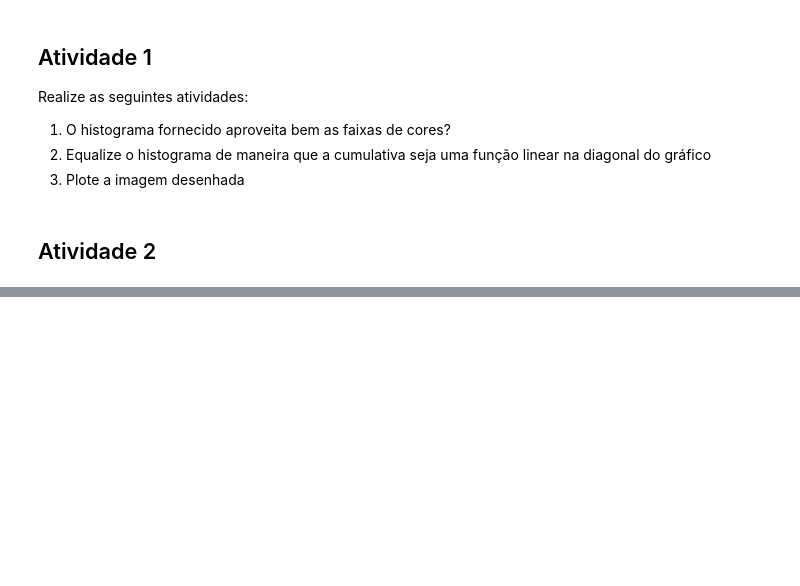
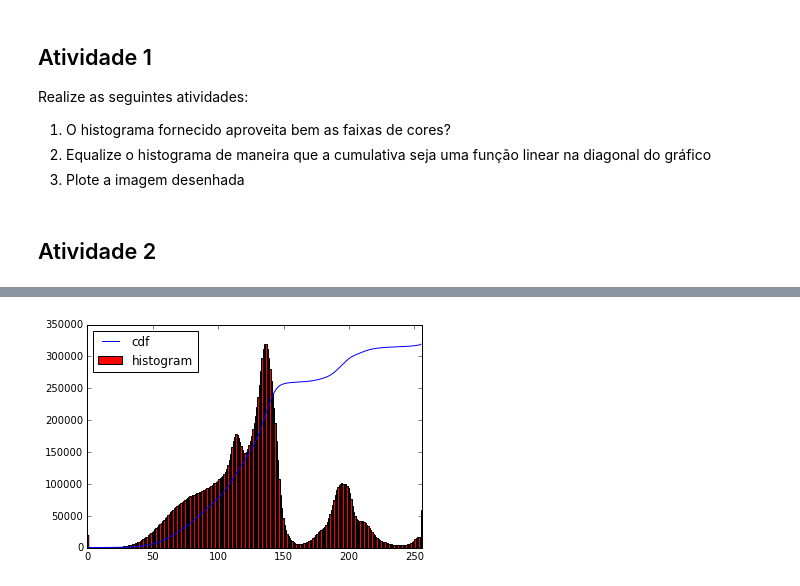
Before and after one commit to mirwox/robotica16, a Jupyter notebook: visao1/Atividade1_ProjetoVisao.ipynb, the cells around one changed output, grey strips where cells are left out. Cells and saved outputs as stored; diff of their text form; code cells hidden in the pictures; blank space fills up the shorter version.

```diff
--- a/visao1/Atividade1_ProjetoVisao.ipynb
+++ b/visao1/Atividade1_ProjetoVisao.ipynb
@@ -62,3 +62,20 @@ Separe os canais  R e B das imagens e analise seus histogramas.
 1. A partir dos canais R e B e da análise do histograma é possível identificar a caixa vermelha e a bateria azul?
 
 1. Crie uma imagem numpy em que somente os pixels da caixa vermelha estão brancos e faça seu plot aqui
+# %%
+box = cv2.imread("hall_box_battery1.jpg")
+box = cv2.cvtColor(box, cv2.COLOR_BGR2RGB)
+r,g,b = cv2.split(box)
+
+hist,bins = np.histogram(r.flatten(),256,[0,256])
+
+cdf = hist.cumsum()
+cdf_normalized = cdf * hist.max()/ cdf.max()
+
+plt.plot(cdf_normalized, color = 'b')
+plt.hist(r.flatten(),256,[0,256], color = 'r')
+plt.xlim([0,256])
+plt.legend(('cdf','histogram'), loc = 'upper left')
+plt.show()
+# %% [output]
+[figure, added]
```
Also changed, not shown: parts of 8 cells of this notebook, 8 other files.
